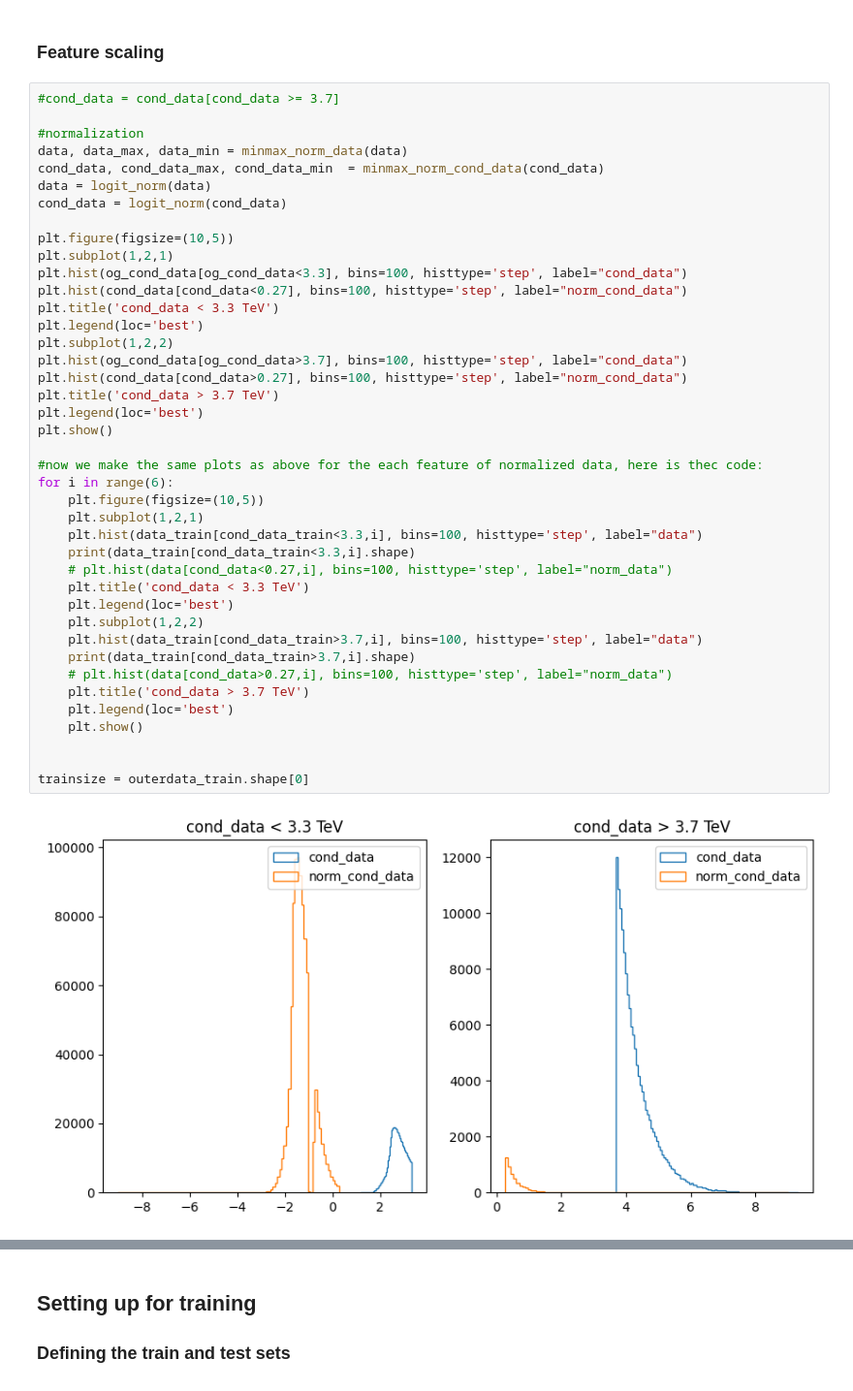
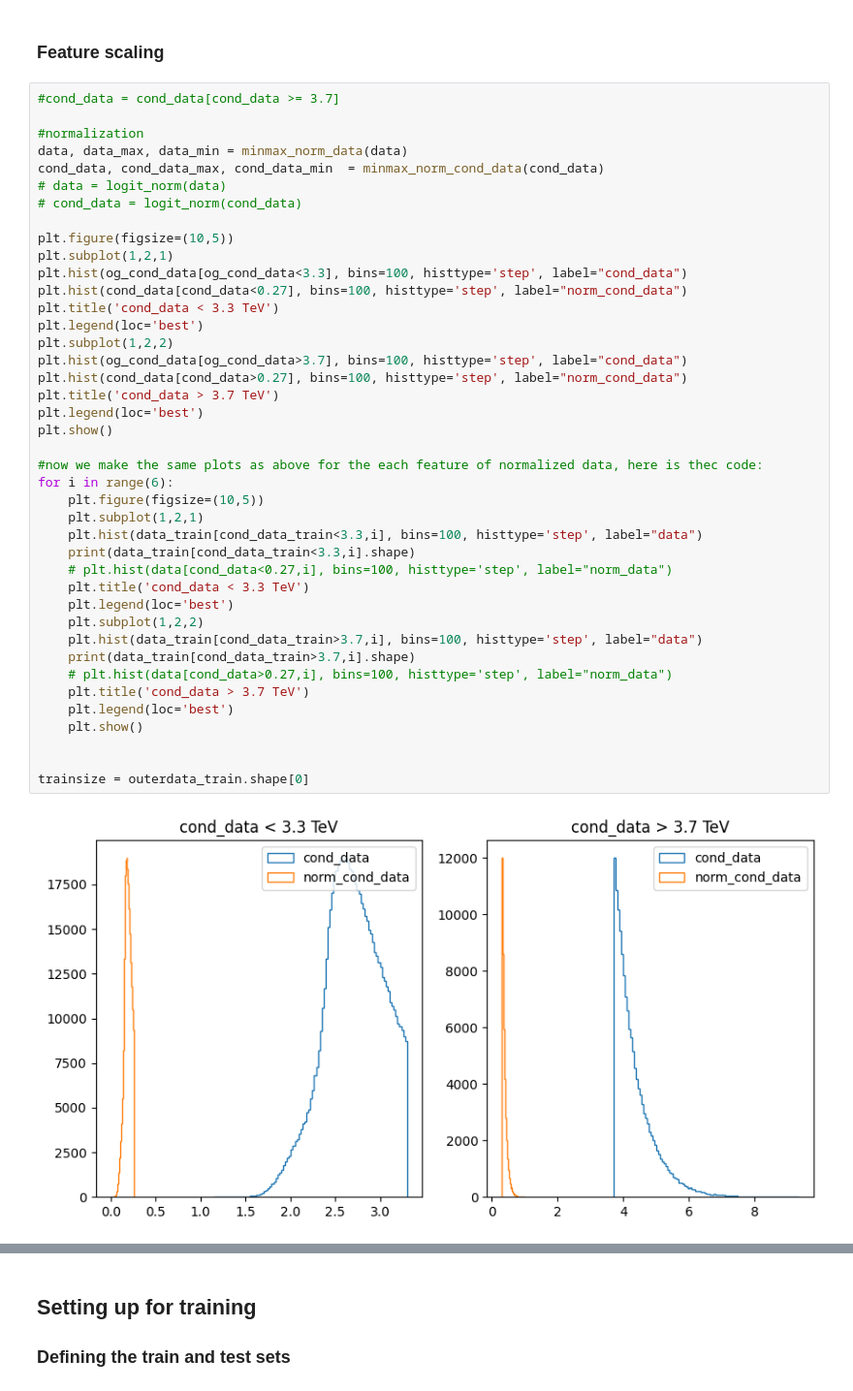
Before and after one commit to elhamekhoda/GAAnoDe, a Jupyter notebook: train_cvae.ipynb, the cells around one changed output, grey strips where cells are left out. Shown: that part at 97% size. Drawn from its saved outputs; the diff is of its cells as text.

```diff
--- a/train_cvae.ipynb
+++ b/train_cvae.ipynb
@@ -136,8 +139,8 @@ plot_variables(data)
 #normalization
 data, data_max, data_min = minmax_norm_data(data)
 cond_data, cond_data_max, cond_data_min  = minmax_norm_cond_data(cond_data)
-data = logit_norm(data)
-cond_data = logit_norm(cond_data)
+# data = logit_norm(data)
+# cond_data = logit_norm(cond_data)
 
 plt.figure(figsize=(10,5))
 plt.subplot(1,2,1)
@@ -145,34 +148,34 @@ plt.hist(og_cond_data[og_cond_data<3.3], bins=100, histtype='step', label="cond_
 plt.hist(cond_data[cond_data<0.27], bins=100, histtype='step', label="norm_cond_data")
 plt.title('cond_data < 3.3 TeV')
 plt.legend(loc='best')
 plt.subplot(1,2,2)
 plt.hist(og_cond_data[og_cond_data>3.7], bins=100, histtype='step', label="cond_data")
 plt.hist(cond_data[cond_data>0.27], bins=100, histtype='step', label="norm_cond_data")
 plt.title('cond_data > 3.7 TeV')
 plt.legend(loc='best')
 plt.show()
 
 #now we make the same plots as above for the each feature of normalized data, here is thec code:
 for i in range(6):
     plt.figure(figsize=(10,5))
     plt.subplot(1,2,1)
     plt.hist(data_train[cond_data_train<3.3,i], bins=100, histtype='step', label="data")
     print(data_train[cond_data_train<3.3,i].shape)
     # plt.hist(data[cond_data<0.27,i], bins=100, histtype='step', label="norm_data")
     plt.title('cond_data < 3.3 TeV')
     plt.legend(loc='best')
     plt.subplot(1,2,2)
     plt.hist(data_train[cond_data_train>3.7,i], bins=100, histtype='step', label="data")
     print(data_train[cond_data_train>3.7,i].shape)
     # plt.hist(data[cond_data>0.27,i], bins=100, histtype='step', label="norm_data")
     plt.title('cond_data > 3.7 TeV')
     plt.legend(loc='best')
     plt.show()
 
 
 trainsize = outerdata_train.shape[0]
 # %% [output]
-[figure, old version]
+[figure, new version]
 (710700,)
 (139079,)
 [figure]
```
Also changed, not shown: parts of 24 cells of this notebook, 3 other files.
